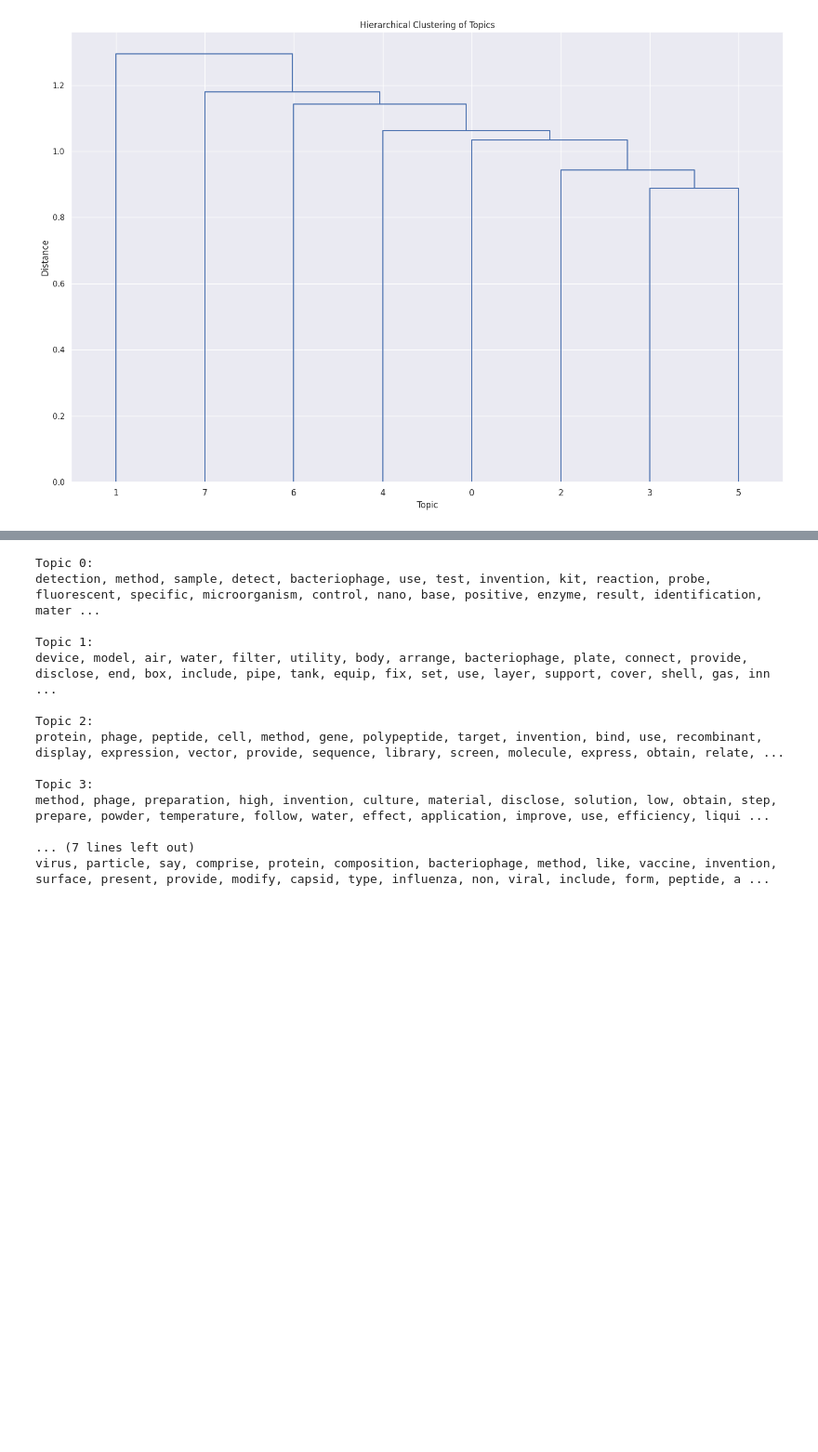
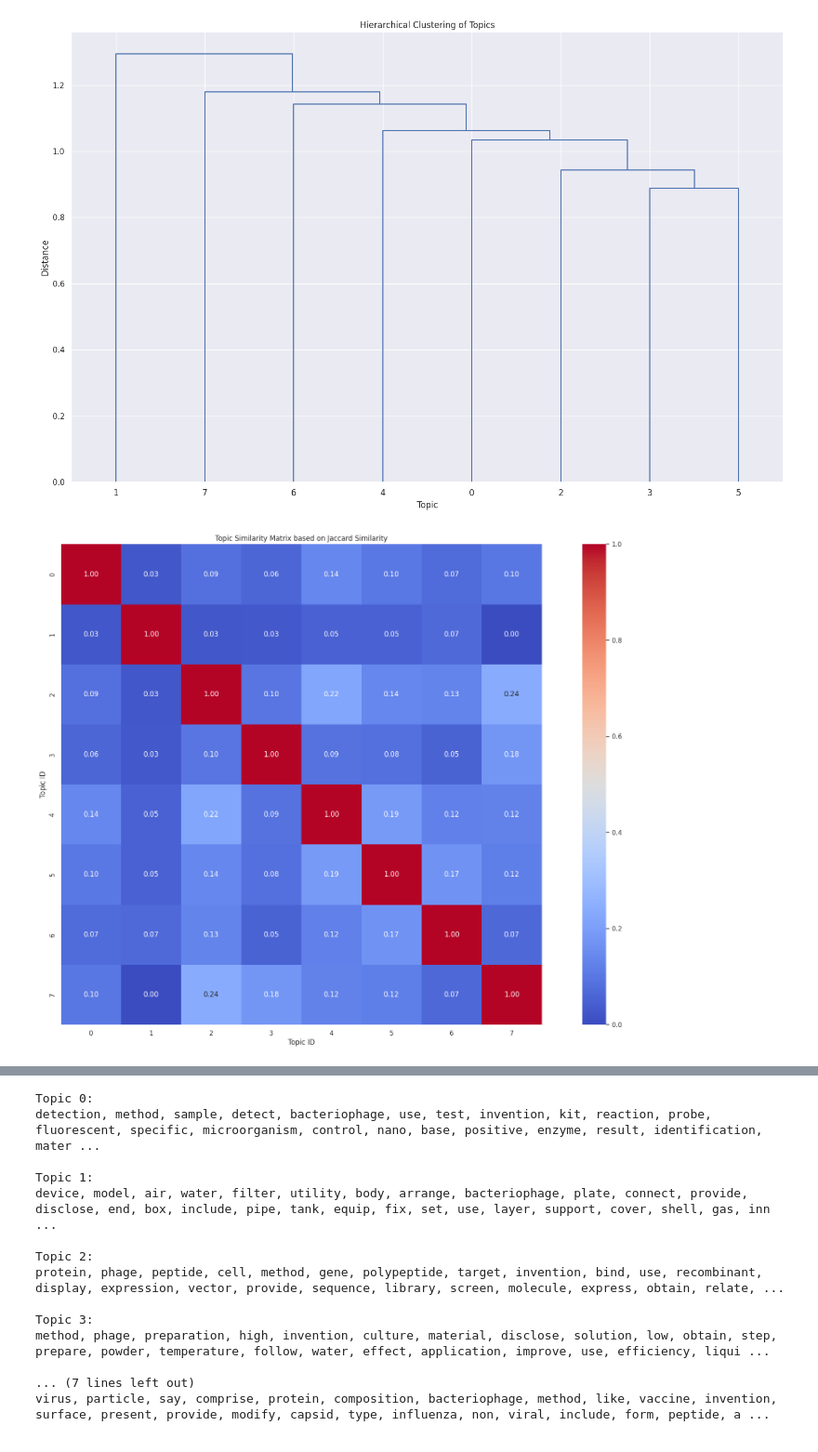
Before and after one commit to descartesmbogning/Deciphering_Bacteriophage_Revolution, a Jupyter notebook: Patent_TopicModeling.ipynb, the cells around one changed output, grey strips where cells are left out. Shown at 93% size. Saved outputs shown, nothing was run; the diff lists cells and outputs as text; code cells hidden in the pictures; blank space fills up the shorter version.

```diff
--- a/Patent_TopicModeling.ipynb
+++ b/Patent_TopicModeling.ipynb
@@ -558,0 +545,54 @@ plt.show()
+# %%
+import numpy as np
+import matplotlib.pyplot as plt
+import seaborn as sns
+from sklearn.decomposition import LatentDirichletAllocation
+
+def jaccard_similarity(vector1, vector2, threshold=0.01):
+    set1 = set(np.where(vector1 > threshold)[0])
+    set2 = set(np.where(vector2 > threshold)[0])
+    intersection = len(set1.intersection(set2))
+    union = len(set1) + len(set2) - intersection
+    if union == 0:
+        return 0
+    else:
+        return intersection / union
+
+
+# Assuming lda is your trained LDA model
+# Normalize the topic-word distribution
+topic_word_distributions = lda.components_ / lda.components_.sum(axis=1)[:, np.newaxis]
+
+# Number of topics
+n_topics = lda.components_.shape[0]
+
+# Create Jaccard Similarity matrix
+jaccard_similarity_matrix = np.zeros((n_topics, n_topics))
+
+for i in range(n_topics):
+    for j in range(n_topics):
+        jaccard_similarity_matrix[i, j] = jaccard_similarity(topic_word_distributions[i, :], topic_word_distributions[j, :], threshold=0.01)
+
+
+# Plot Heatmap
+plt.figure(figsize=(25, 15))
+sns.set(font_scale=1)
+sns.heatmap(
+    jaccard_similarity_matrix,
+    annot=True,
+    fmt=".2f",
+    cmap="coolwarm",
+    cbar=True,
+    square=True,
+    annot_kws={"size": 12}
+)
+plt.title("Topic Similarity Matrix based on Jaccard Similarity")
+plt.xlabel("Topic ID")
+plt.ylabel("Topic ID")
+
+# Save the figure
+plt.savefig(f'/content/drive/MyDrive/YORKU PROJECT/JUDE/BACTERIOPHAGE/topic_similarity_matrix_jaccard_PATENT_{n_topics}.png', dpi=600)
+
+plt.show()
+# %% [output]
+[figure, added]
```
Also changed, not shown: parts of 16 cells of this notebook.
